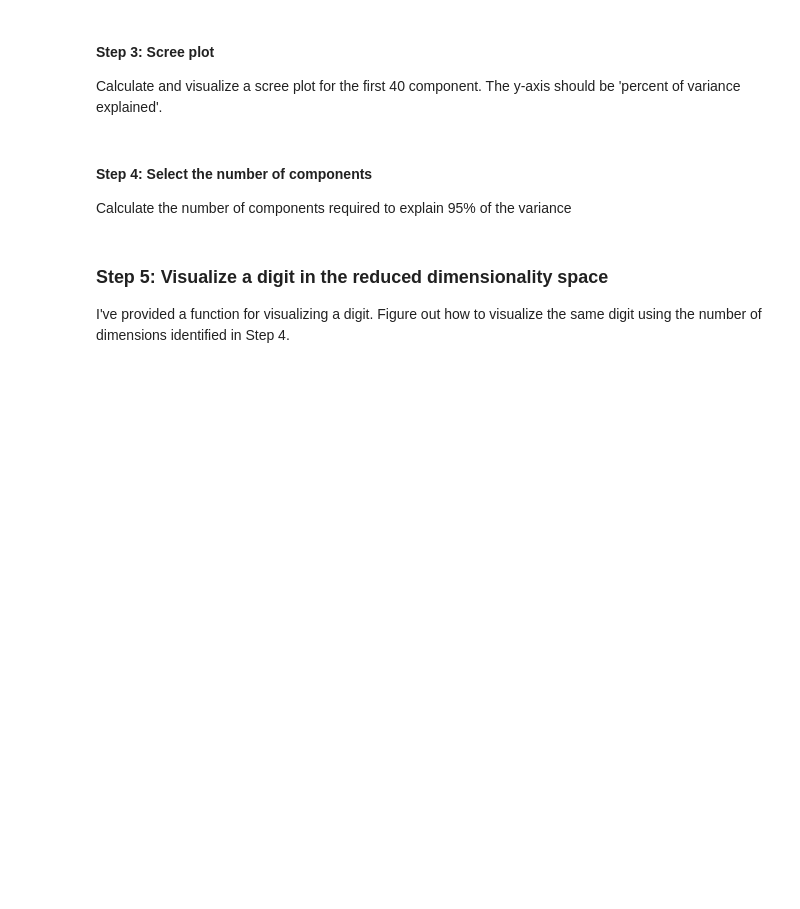
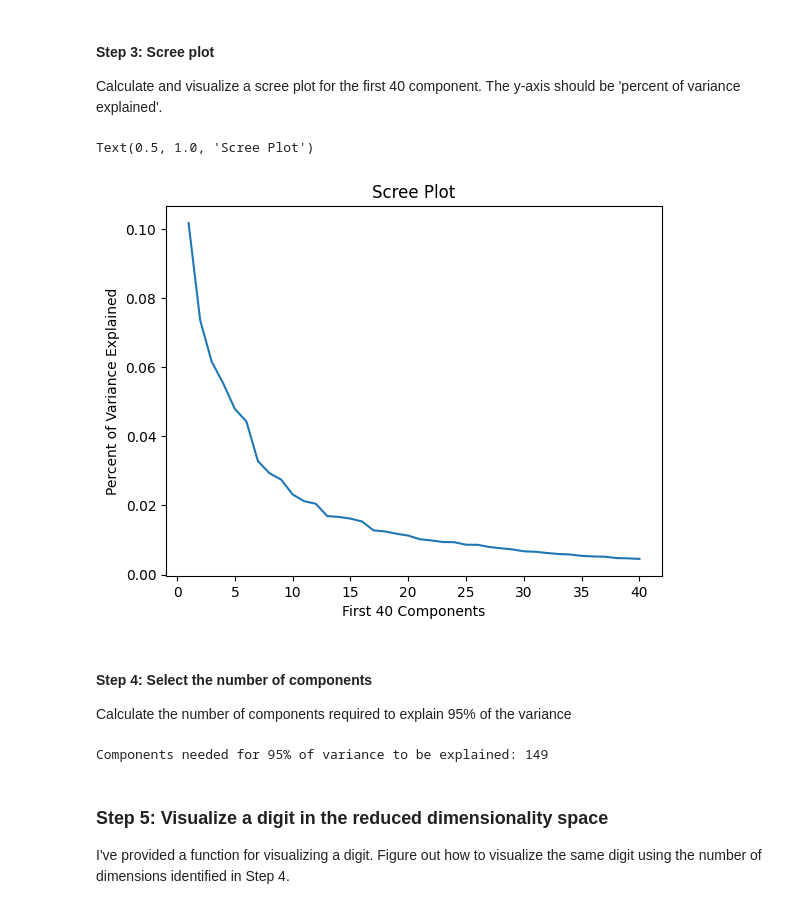
Before and after one commit to SU-IST707-FS25/week-4-materials-zseidel18, a Jupyter notebook: assignment.ipynb, the cells around one changed output. Cells and saved outputs as stored; diff of their text form; code cells hidden in the pictures; blank space fills up the shorter version.

```diff
--- a/assignment.ipynb
+++ b/assignment.ipynb
@@ -37,14 +54,29 @@ Visualize your result with a 2d scatter plot, colored by class (the digit identi
 
 Calculate and visualize a scree plot for the first 40 component.  The y-axis should be 'percent of variance explained'.
 # %%
-# Your code here
+pca = PCA(n_components = 40)
+X_pca = pca.fit_transform(X)
+
+plt.figure()
+plt.plot(range(1,41), pca.explained_variance_ratio_)
+plt.ylabel("Percent of Variance Explained")
+plt.xlabel("First 40 Components")
+plt.title("Scree Plot")
+# %% [output]
+Text(0.5, 1.0, 'Scree Plot')
+[figure, added]
 # %% [markdown]
 #### Step 4: Select the number of components
 
 
 Calculate the number of components required to explain 95% of the variance
 # %%
-# Your code here
+pca_95 = PCA(n_components = 0.95)
+pca_95.fit(X)
+
+print(f"Components needed for 95% of variance to be explained: {pca_95.n_components_}")
+# %% [output]
+Components needed for 95% of variance to be explained: 149
 # %% [markdown]
 ### Step 5: Visualize a digit in the reduced dimensionality space
 
```
Also changed, not shown: parts of 6 cells of this notebook.
